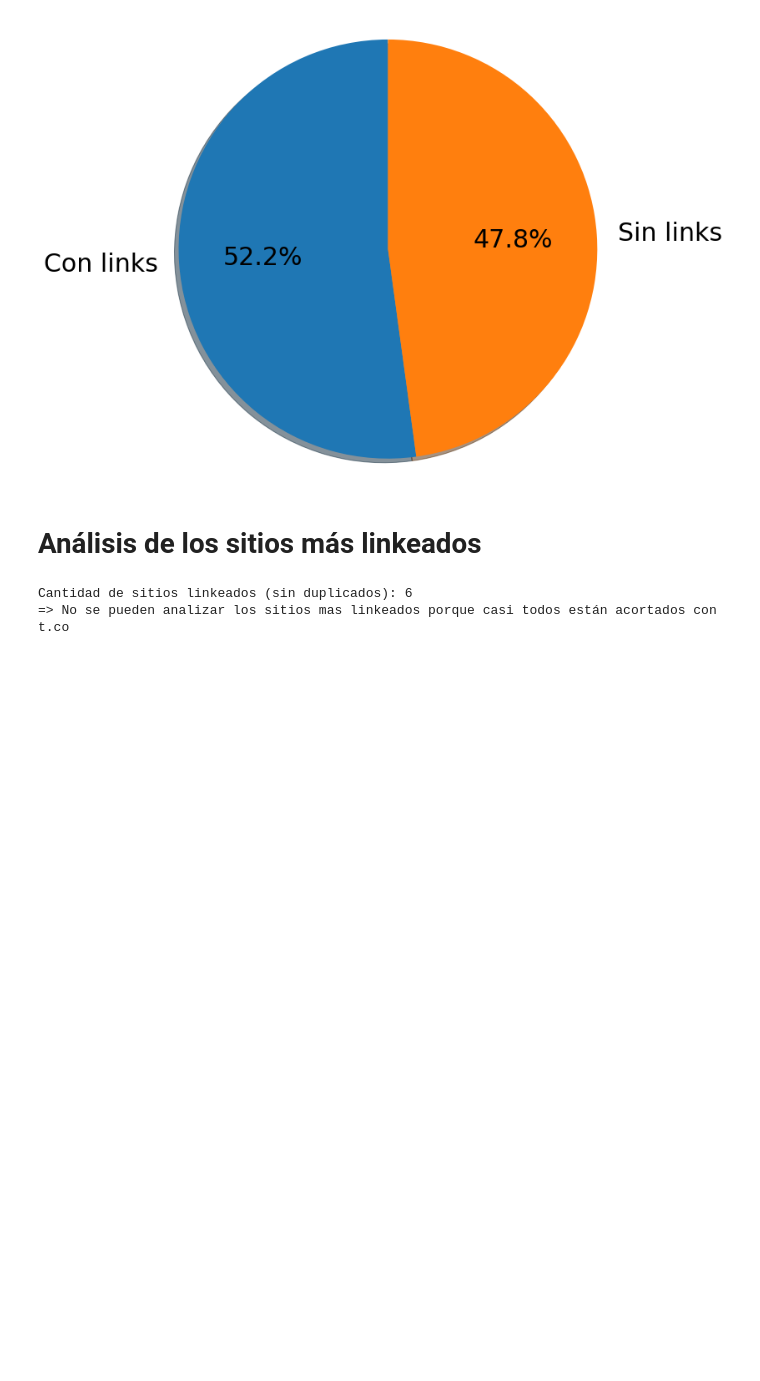
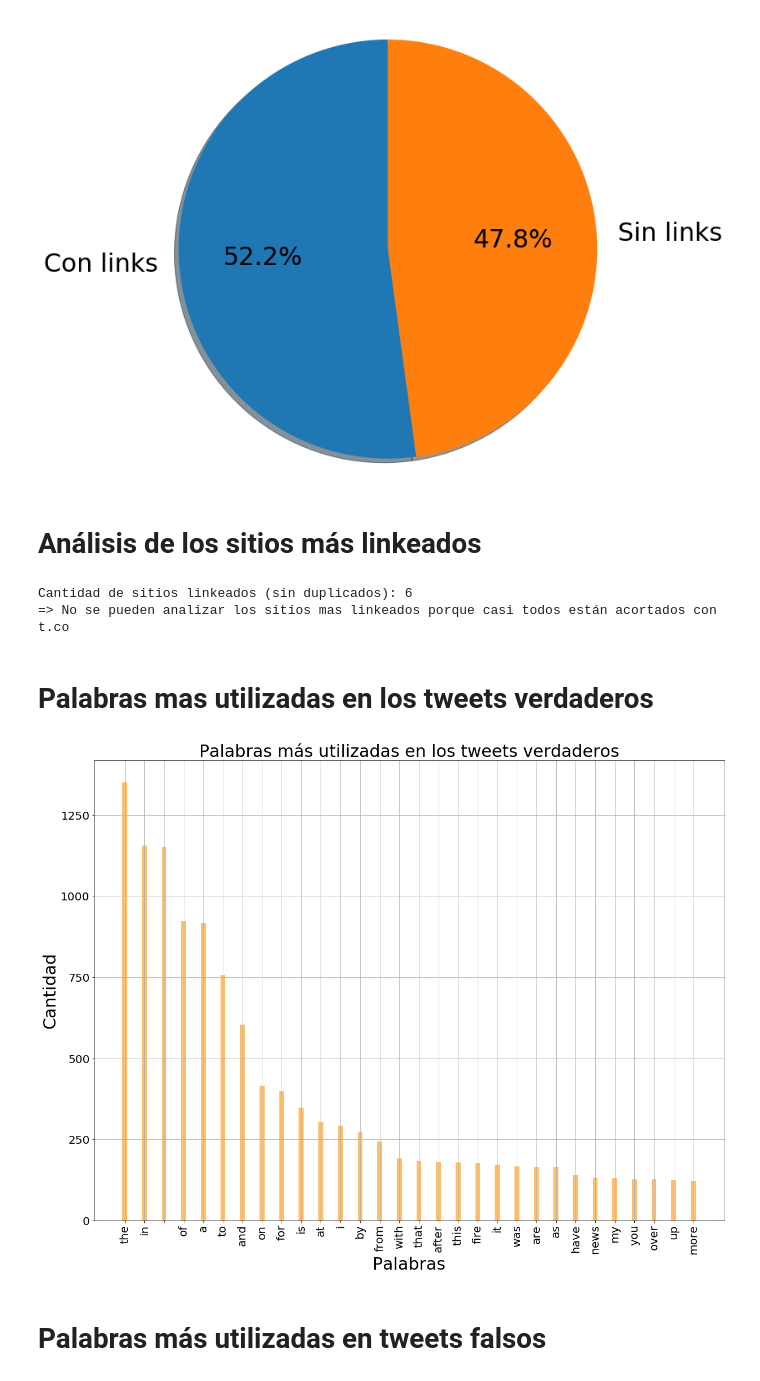
Before and after one commit to FranciscoGauna/TP1-Datos, a Jupyter notebook: Analisis-Seba.ipynb, the cells around one changed output. Cells and saved outputs as stored; diff of their text form; code cells hidden in the pictures; blank space fills up the shorter version.

Commit message:
Working on frequency of words in true and fake tweets

```diff
--- a/Analisis-Seba.ipynb
+++ b/Analisis-Seba.ipynb
@@ -125,3 +126,51 @@ print("=> No se pueden analizar los sitios mas linkeados porque casi todos está
 # %% [output]
 Cantidad de sitios linkeados (sin duplicados): 6
 => No se pueden analizar los sitios mas linkeados porque casi todos están acortados con t.co
+# %% [markdown]
+# Palabras mas utilizadas en los tweets verdaderos
+# %%
+def sacar_puntuacion(x):
+  puntuacion="@#!?,¿+&*_[]-%.:/();$=><|{}^" + "'`"
+  for p in puntuacion:
+    x=x.replace(p, f'')
+  return x
+
+def limpiar_texto(x):
+    x = re.sub(r"&amp", "and", x)
+    x=x.lower()
+
+    x=sacar_puntuacion(x)
+    return x
+# %%
+true_tweets = tweets[tweets["target"] == 1]
+#print(true_tweets.count())
+
+clean_true_tweets=true_tweets['text'].apply(limpiar_texto)
+textototal = clean_true_tweets.values
+
+textototal = " ".join(textototal)
+frecuencia_palabras = nltk.FreqDist(textototal.split(" "))
+datos_frecuencia_palabras=frecuencia_palabras.most_common(30)
+
+palabras=[]
+cantidad=[]
+for clave,valor in datos_frecuencia_palabras:
+  palabras.append(clave)
+  cantidad.append(valor)
+# %%
+palabras_con_cantidad=pd.DataFrame({"palabras":palabras,"cantidad":cantidad})
+# %%
+plt.figure(figsize=[20,15])
+x=np.arange(len(palabras_con_cantidad['palabras']))
+plt.bar(x,palabras_con_cantidad['cantidad'], width = 0.25,color=plt.cm.Paired(6))
+plt.grid(True)
+plt.xticks(np.arange(len(palabras_con_cantidad['cantidad'])),palabras_con_cantidad['palabras'],rotation='vertical',size=20)
+plt.yticks(size=20)
+plt.title('Palabras más utilizadas en los tweets verdaderos',size=30)
+plt.xlabel('Palabras',size=30)
+plt.ylabel('Cantidad',size=30)
+plt.show()
+# %% [output]
+[figure, added]
+# %% [markdown]
+# Palabras más utilizadas en tweets falsos
```
Also changed, not shown: parts of 5 cells of this notebook.
